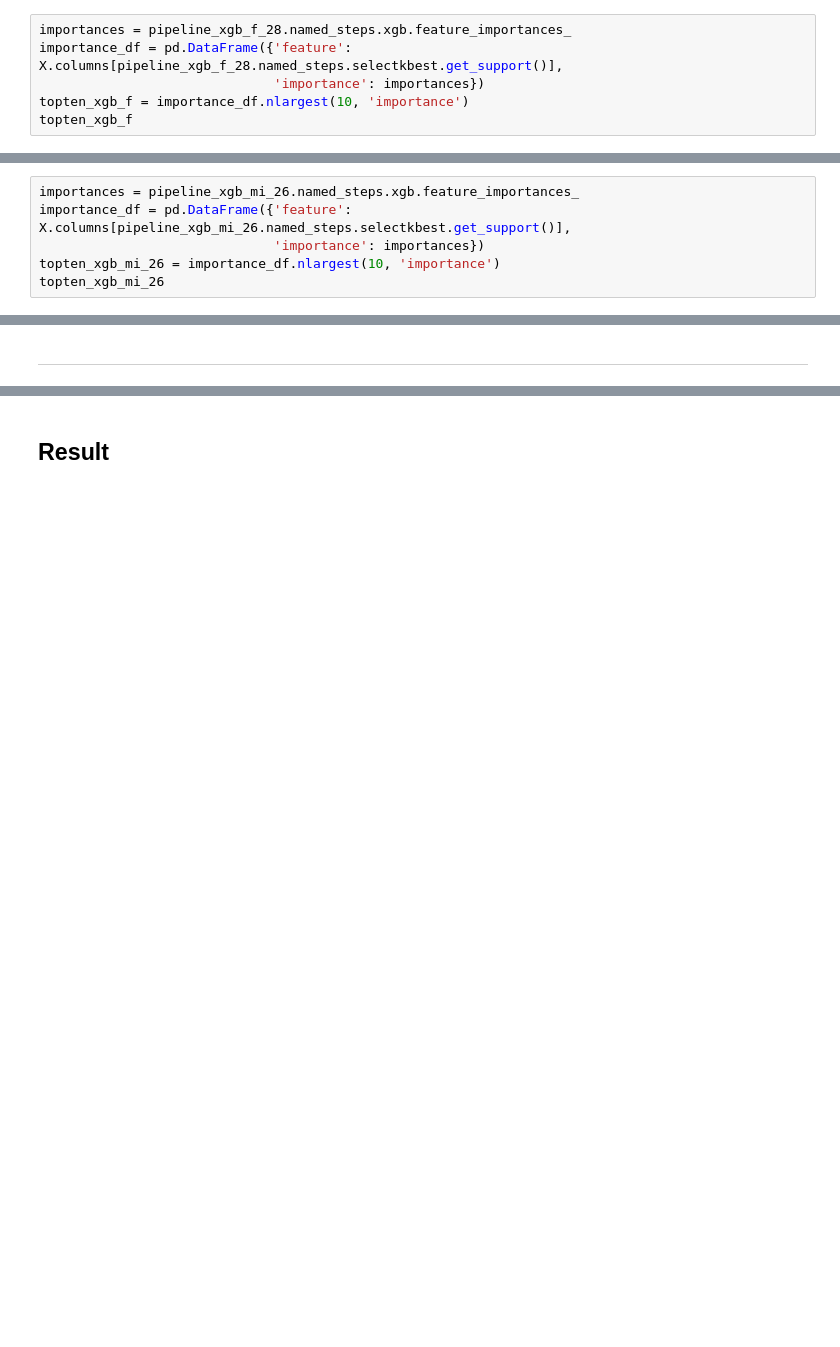
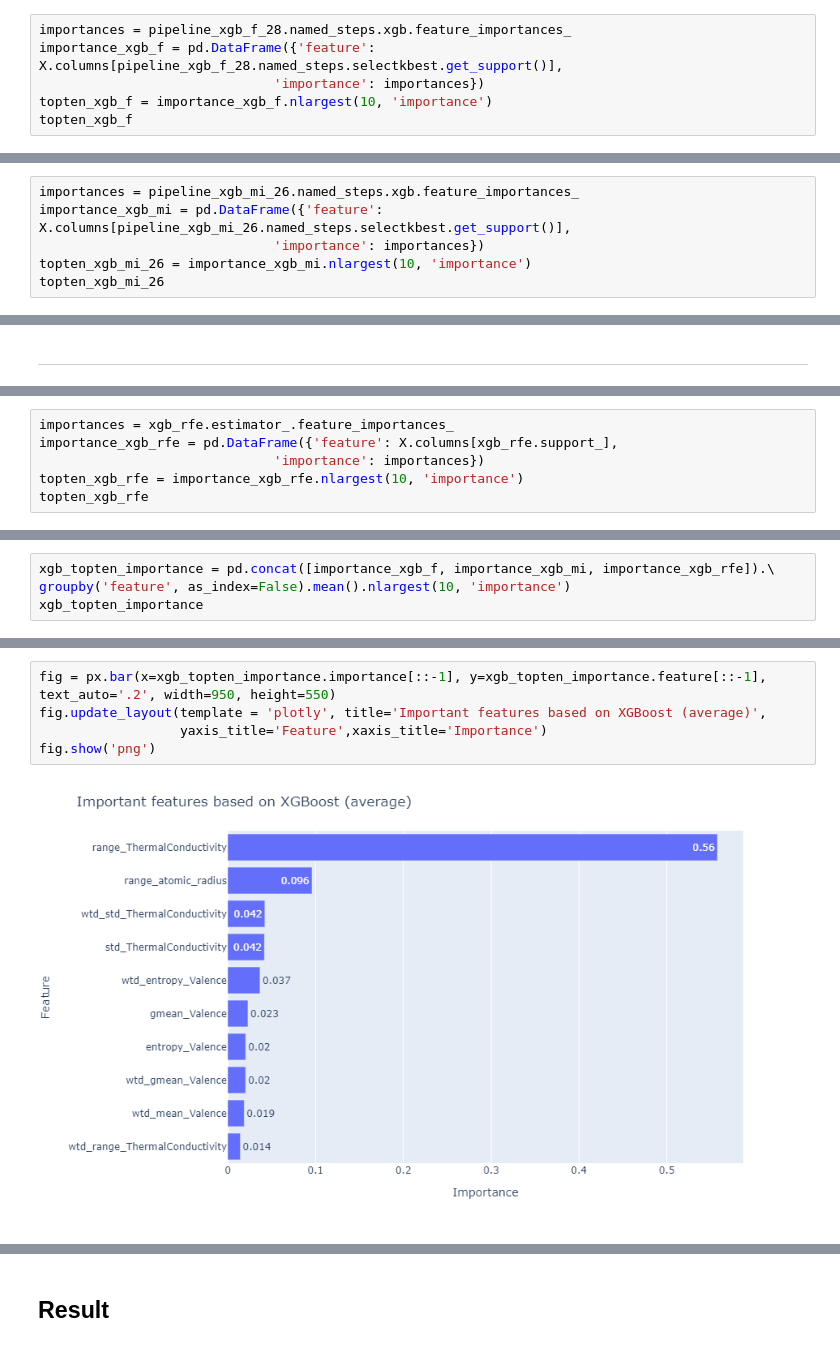
Before and after one commit to Noravee/PredictingTc, a Jupyter notebook: notebooks/Predicting_Tc_Training.ipynb, the cells around one changed output, grey strips where cells are left out. Drawn from its saved outputs; the diff is of its cells as text; blank space fills up the shorter version.

```diff
--- a/notebooks/Predicting_Tc_Training.ipynb
+++ b/notebooks/Predicting_Tc_Training.ipynb
@@ -569,8 +567,8 @@ Pipeline(steps=[('scaler', StandardScaler()),
 # %%
 importances = pipeline_xgb_f_28.named_steps.xgb.feature_importances_
-importance_df = pd.DataFrame({'feature': X.columns[pipeline_xgb_f_28.named_steps.selectkbest.get_support()],
+importance_xgb_f = pd.DataFrame({'feature': X.columns[pipeline_xgb_f_28.named_steps.selectkbest.get_support()],
                               'importance': importances})
-topten_xgb_f = importance_df.nlargest(10, 'importance')
+topten_xgb_f = importance_xgb_f.nlargest(10, 'importance')
 topten_xgb_f
 # %% [output]
 |  | feature | importance |
@@ -679,9 +677,9 @@ Pipeline(steps=[('scaler', StandardScaler()),
 ## Important features
 # %%
 importances = pipeline_xgb_mi_26.named_steps.xgb.feature_importances_
-importance_df = pd.DataFrame({'feature': X.columns[pipeline_xgb_mi_26.named_steps.selectkbest.get_support()],
+importance_xgb_mi = pd.DataFrame({'feature': X.columns[pipeline_xgb_mi_26.named_steps.selectkbest.get_support()],
                               'importance': importances})
-topten_xgb_mi_26 = importance_df.nlargest(10, 'importance')
+topten_xgb_mi_26 = importance_xgb_mi.nlargest(10, 'importance')
 topten_xgb_mi_26
 # %% [output]
 |  | feature | importance |
@@ -811,0 +783,6 @@ fig.show('png')
+# %%
+importances = xgb_rfe.estimator_.feature_importances_
+importance_xgb_rfe = pd.DataFrame({'feature': X.columns[xgb_rfe.support_],
+                              'importance': importances})
+topten_xgb_rfe = importance_xgb_rfe.nlargest(10, 'importance')
+topten_xgb_rfe
@@ -811,0 +810,4 @@ fig.show('png')
+# %%
+xgb_topten_importance = pd.concat([importance_xgb_f, importance_xgb_mi, importance_xgb_rfe]).\
+groupby('feature', as_index=False).mean().nlargest(10, 'importance')
+xgb_topten_importance
@@ -811,0 +826,7 @@ fig.show('png')
+# %%
+fig = px.bar(x=xgb_topten_importance.importance[::-1], y=xgb_topten_importance.feature[::-1], text_auto='.2', width=950, height=550)
+fig.update_layout(template = 'plotly', title='Important features based on XGBoost (average)',
+                  yaxis_title='Feature',xaxis_title='Importance')
+fig.show('png')
+# %% [output]
+[figure, added]
```
Also changed, not shown: parts of 99 cells of this notebook, 2 other files.
